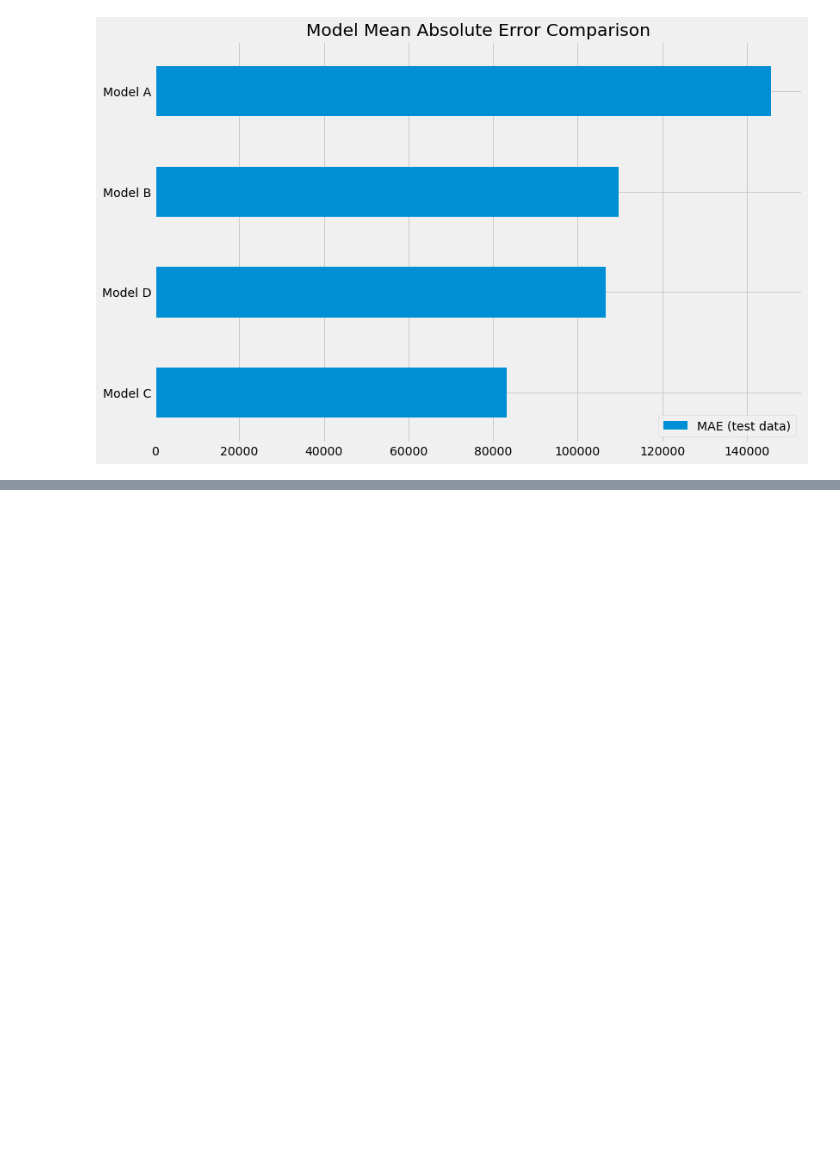
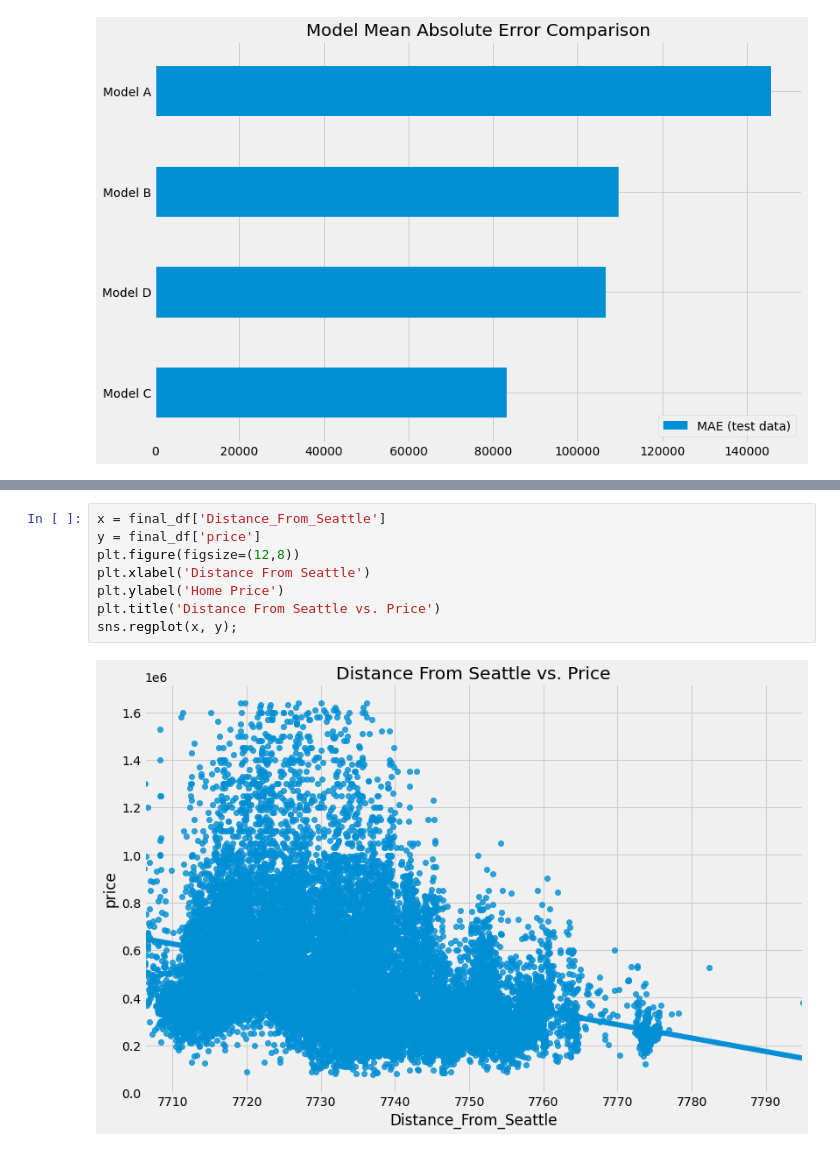
Before and after one commit to jmg0144/Housing-Linear-Regression-Analysis, a Jupyter notebook: home-sales-analysis.ipynb, the cells around one changed output, grey strips where cells are left out. Cells and saved outputs as stored; diff of their text form; blank space fills up the shorter version.

```diff
--- a/home-sales-analysis.ipynb
+++ b/home-sales-analysis.ipynb
@@ -1168,0 +1182,10 @@ plt.title('Model Mean Absolute Error Comparison');
+# %%
+x = final_df['Distance_From_Seattle']
+y = final_df['price']
+plt.figure(figsize=(12,8))
+plt.xlabel('Distance From Seattle')
+plt.ylabel('Home Price')
+plt.title('Distance From Seattle vs. Price')
+sns.regplot(x, y);
+# %% [output]
+[figure, added]
```
Also changed, not shown: parts of 13 cells of this notebook.
